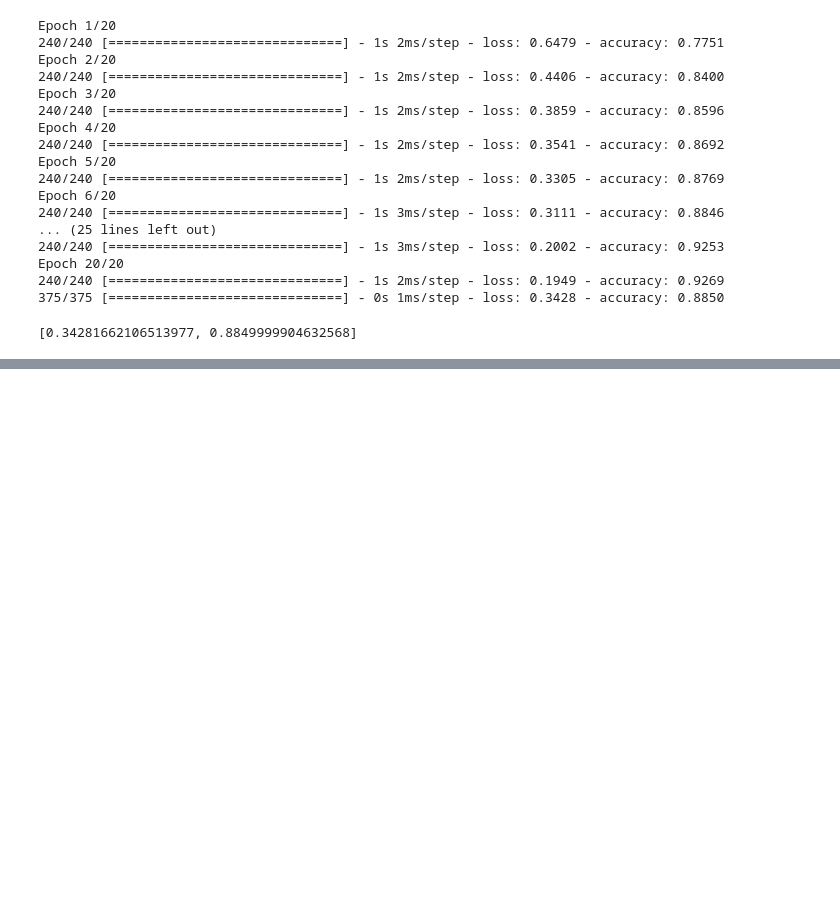
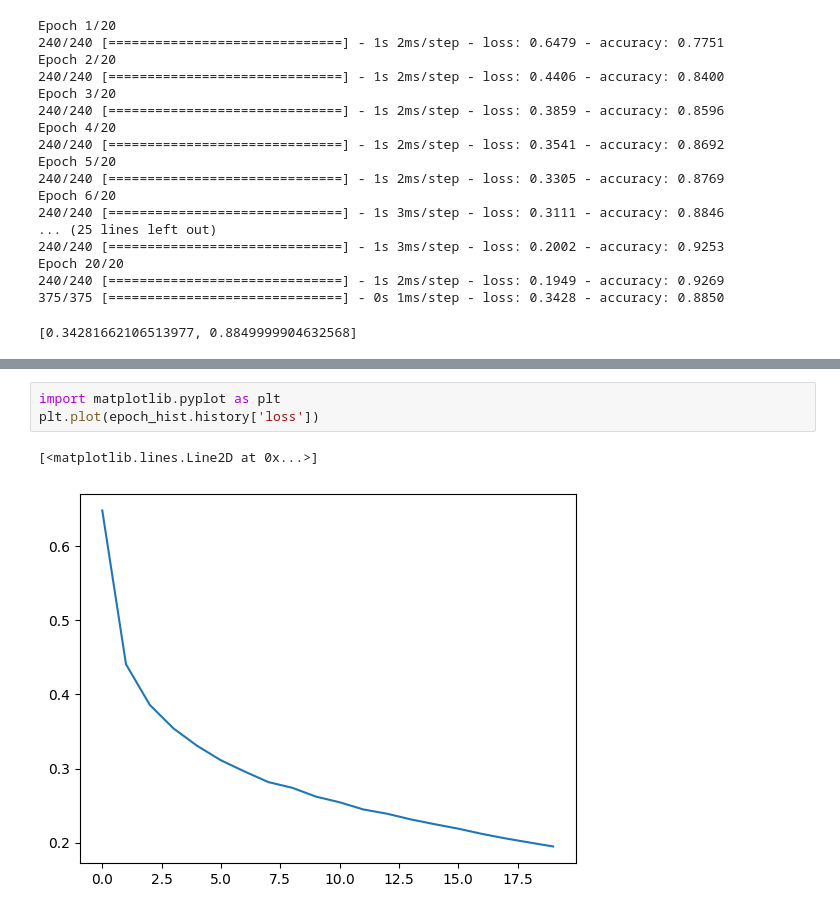
Before and after one commit to BomiDevlog/Multicampus-Data, a Jupyter notebook: DL/3-2.DNN_MNIST패션_배포용.ipynb, the cells around one changed output, grey strips where cells are left out. Saved outputs shown, nothing was run; the diff lists cells and outputs as text; blank space fills up the shorter version.

```diff
--- a/DL/3-2.DNN_MNIST패션_배포용.ipynb
+++ b/DL/3-2.DNN_MNIST패션_배포용.ipynb
@@ -810,0 +811,6 @@ Epoch 70/70
+# %%
+import matplotlib.pyplot as plt
+plt.plot(epoch_hist.history['loss'])
+# %% [output]
+[<matplotlib.lines.Line2D at 0x...>]
+[figure, added]
```
Also changed, not shown: parts of 1 cell of this notebook, 10 other files.
